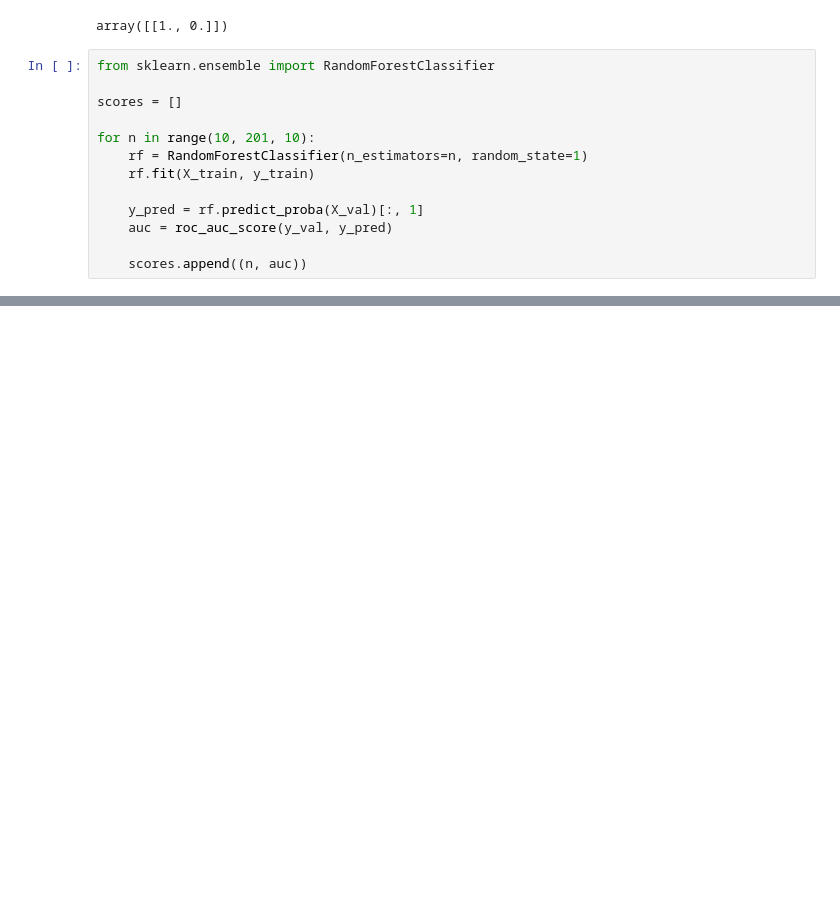
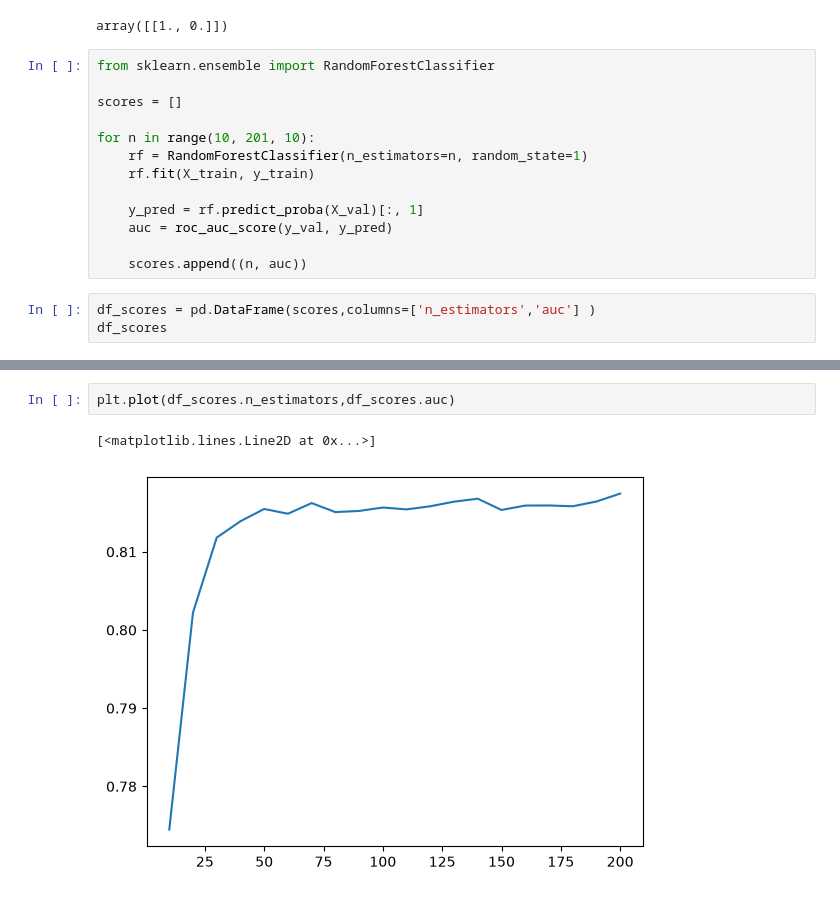
Before and after one commit to astonish7680/machine-learning-zoomcamp-homework, a Jupyter notebook: 06-trees/06-credit-risk.ipynb, the cells around one changed output, grey strips where cells are left out. Cells and saved outputs as stored; diff of their text form; blank space fills up the shorter version.

```diff
--- a/06-trees/06-credit-risk.ipynb
+++ b/06-trees/06-credit-risk.ipynb
@@ -747,3 +747,6 @@ for n in range(10, 201, 10):
     auc = roc_auc_score(y_val, y_pred)
 
     scores.append((n, auc))
+# %%
+df_scores = pd.DataFrame(scores,columns=['n_estimators','auc'] )
+df_scores
@@ -749,0 +771,5 @@ for n in range(10, 201, 10):
+# %%
+plt.plot(df_scores.n_estimators,df_scores.auc)
+# %% [output]
+[<matplotlib.lines.Line2D at 0x...>]
+[figure, added]
```
Also changed, not shown: parts of 70 cells of this notebook.
